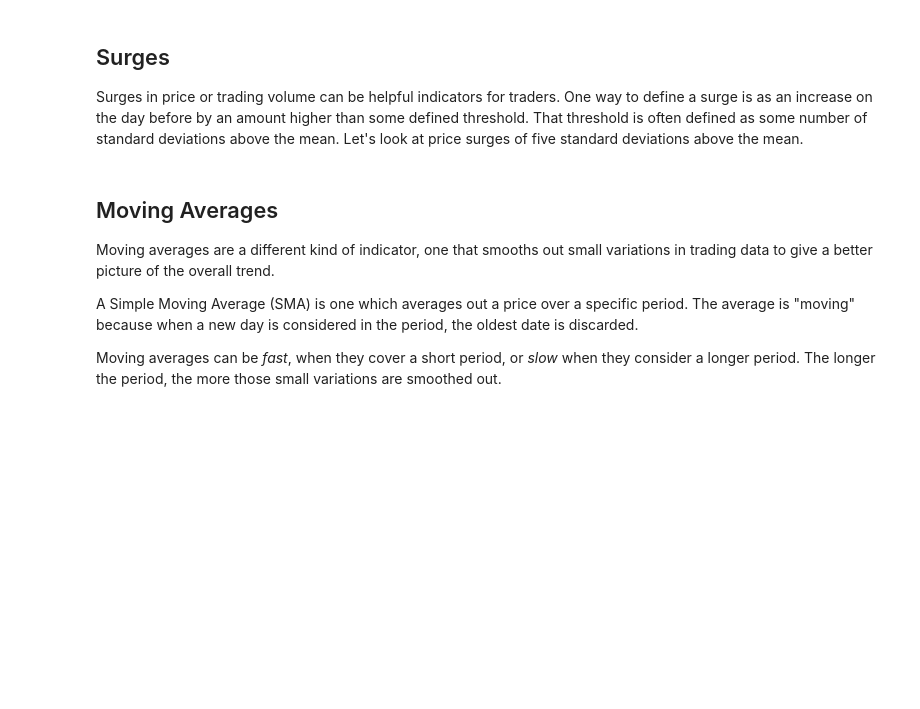
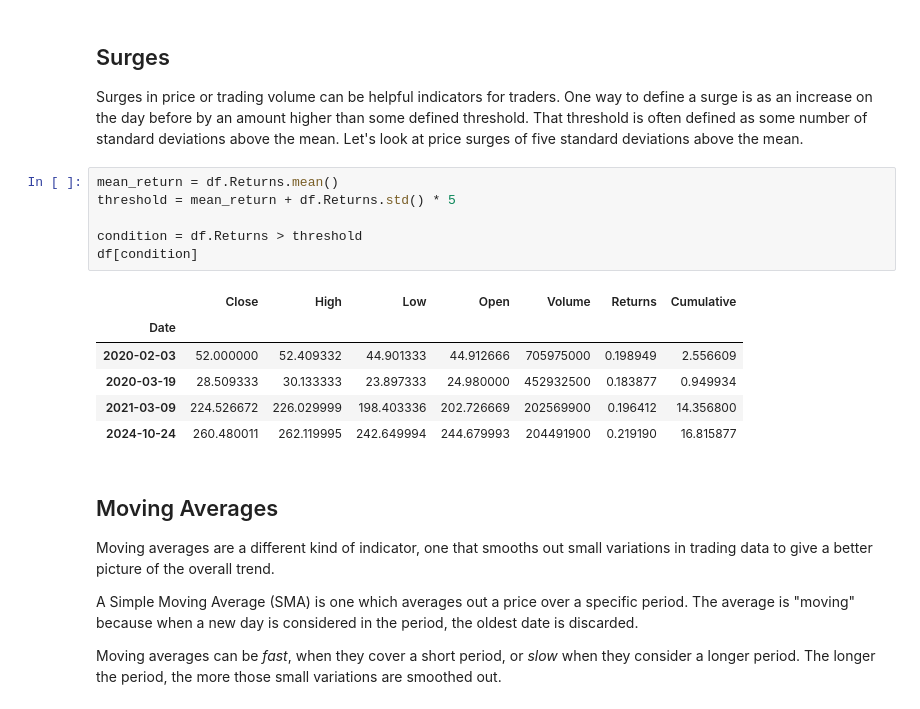
Before and after one commit to Imperial-Business-School/python-for-finance-poonnnt, a Jupyter notebook: 03. Data Analysis.ipynb, the cells around one changed output. Cells and saved outputs as stored; diff of their text form; blank space fills up the shorter version.

```diff
--- a/03. Data Analysis.ipynb
+++ b/03. Data Analysis.ipynb
@@ -109,6 +116,19 @@ Then determine the trend in TSLA's stock for **Q1 2024**:
 ## Surges
 
 Surges in price or trading volume can be helpful indicators for traders. One way to define a surge is as an increase on the day before by an amount higher than some defined threshold. That threshold is often defined as some number of standard deviations above the mean. Let's look at price surges of five standard deviations above the mean.
+# %%
+mean_return = df.Returns.mean()
+threshold = mean_return + df.Returns.std() * 5
+
+condition = df.Returns > threshold
+df[condition]
+# %% [output]
+|  | Close | High | Low | Open | Volume | Returns | Cumulative |
+| Date |  |  |  |  |  |  |  |
+| 2020-02-03 | 52.000000 | 52.409332 | 44.901333 | 44.912666 | 705975000 | 0.198949 | 2.556609 |
+| 2020-03-19 | 28.509333 | 30.133333 | 23.897333 | 24.980000 | 452932500 | 0.183877 | 0.949934 |
+| 2021-03-09 | 224.526672 | 226.029999 | 198.403336 | 202.726669 | 202569900 | 0.196412 | 14.356800 |
+| 2024-10-24 | 260.480011 | 262.119995 | 242.649994 | 244.679993 | 204491900 | 0.219190 | 16.815877 |
 # %% [markdown]
 ## Moving Averages
 
```
Also changed, not shown: parts of 4 cells of this notebook, 2 other files.
